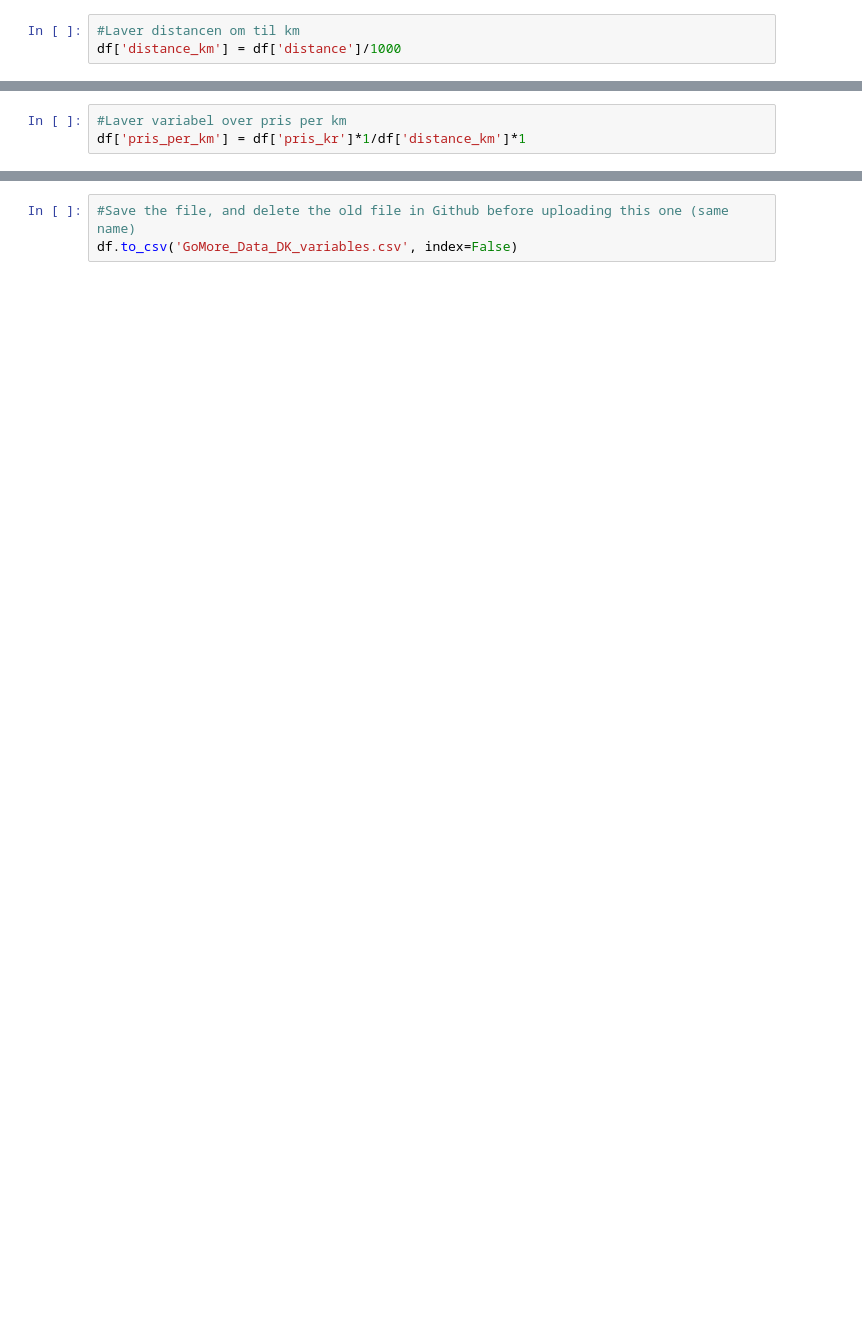
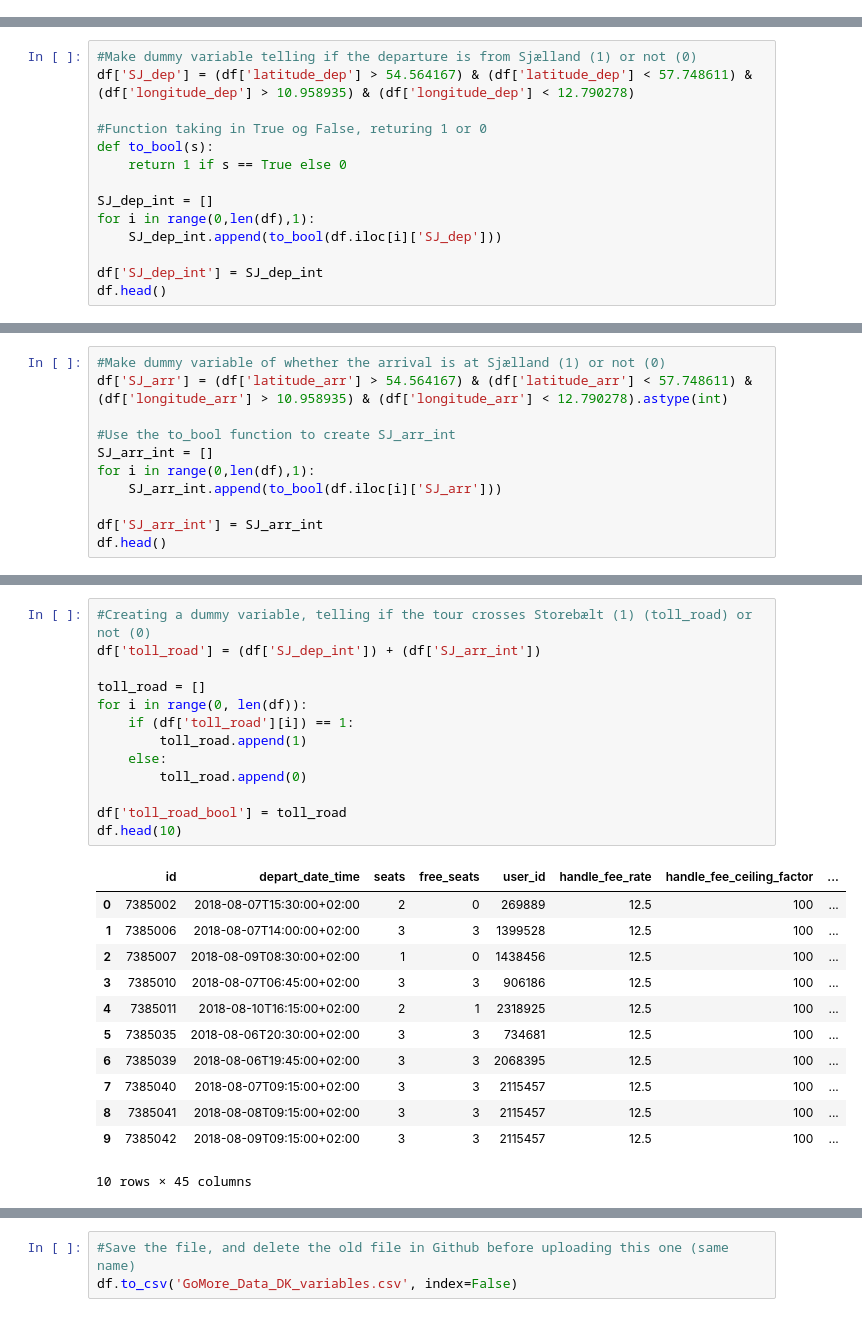
Before and after one commit to VictoriaHundevad/Social-Data-Science-Group-8, a Jupyter notebook: Variables done.ipynb, the cells around one changed output, grey strips where cells are left out. Drawn from its saved outputs; the diff is of its cells as text; blank space fills up the shorter version.

```diff
--- a/Variables done.ipynb
+++ b/Variables done.ipynb
@@ -192,3 +91,0 @@ df['pris_kr'] = df['price']/100
-# %%
-#Laver distancen om til km
-df['distance_km'] = df['distance']/1000
@@ -210,3 +91,0 @@ Name: name_arr, dtype: object
-# %%
-#Laver variabel over pris per km
-df['pris_per_km'] = df['pris_kr']*1/df['distance_km']*1
@@ -222,0 +132,14 @@ proj['month']
+# %%
+#Make dummy variable telling if the departure is from Sjælland (1) or not (0)
+df['SJ_dep'] = (df['latitude_dep'] > 54.564167) & (df['latitude_dep'] < 57.748611) & (df['longitude_dep'] > 10.958935) & (df['longitude_dep'] < 12.790278)
+
+#Function taking in True og False, returing 1 or 0
+def to_bool(s):
+    return 1 if s == True else 0
+
+SJ_dep_int = []
+for i in range(0,len(df),1):
+    SJ_dep_int.append(to_bool(df.iloc[i]['SJ_dep']))
+
+df['SJ_dep_int'] = SJ_dep_int
+df.head()
@@ -222,0 +154,11 @@ proj['month']
+# %%
+#Make dummy variable of whether the arrival is at Sjælland (1) or not (0)
+df['SJ_arr'] = (df['latitude_arr'] > 54.564167) & (df['latitude_arr'] < 57.748611) & (df['longitude_arr'] > 10.958935) & (df['longitude_arr'] < 12.790278).astype(int)
+
+#Use the to_bool function to create SJ_arr_int
+SJ_arr_int = []
+for i in range(0,len(df),1):
+    SJ_arr_int.append(to_bool(df.iloc[i]['SJ_arr']))
+
+df['SJ_arr_int'] = SJ_arr_int
+df.head()
@@ -222,0 +173,26 @@ proj['month']
+# %%
+#Creating a dummy variable, telling if the tour crosses Storebælt (1) (toll_road) or not (0)
+df['toll_road'] = (df['SJ_dep_int']) + (df['SJ_arr_int'])
+
+toll_road = []
+for i in range(0, len(df)):
+    if (df['toll_road'][i]) == 1:
+        toll_road.append(1)
+    else:
+        toll_road.append(0)
+
+df['toll_road_bool'] = toll_road
+df.head(10)
+# %% [output]
+|  | id | depart_date_time | seats | free_seats | user_id | handle_fee_rate | handle_fee_ceiling_factor | ... |
+| 0 | 7385002 | 2018-08-07T15:30:00+02:00 | 2 | 0 | 269889 | 12.5 | 100 | ... |
+| 1 | 7385006 | 2018-08-07T14:00:00+02:00 | 3 | 3 | 1399528 | 12.5 | 100 | ... |
+| 2 | 7385007 | 2018-08-09T08:30:00+02:00 | 1 | 0 | 1438456 | 12.5 | 100 | ... |
+| 3 | 7385010 | 2018-08-07T06:45:00+02:00 | 3 | 3 | 906186 | 12.5 | 100 | ... |
+| 4 | 7385011 | 2018-08-10T16:15:00+02:00 | 2 | 1 | 2318925 | 12.5 | 100 | ... |
+| 5 | 7385035 | 2018-08-06T20:30:00+02:00 | 3 | 3 | 734681 | 12.5 | 100 | ... |
+| 6 | 7385039 | 2018-08-06T19:45:00+02:00 | 3 | 3 | 2068395 | 12.5 | 100 | ... |
+| 7 | 7385040 | 2018-08-07T09:15:00+02:00 | 3 | 3 | 2115457 | 12.5 | 100 | ... |
+| 8 | 7385041 | 2018-08-08T09:15:00+02:00 | 3 | 3 | 2115457 | 12.5 | 100 | ... |
+| 9 | 7385042 | 2018-08-09T09:15:00+02:00 | 3 | 3 | 2115457 | 12.5 | 100 | ... |
+10 rows × 45 columns
```
Also changed, not shown: parts of 45 cells of this notebook.
